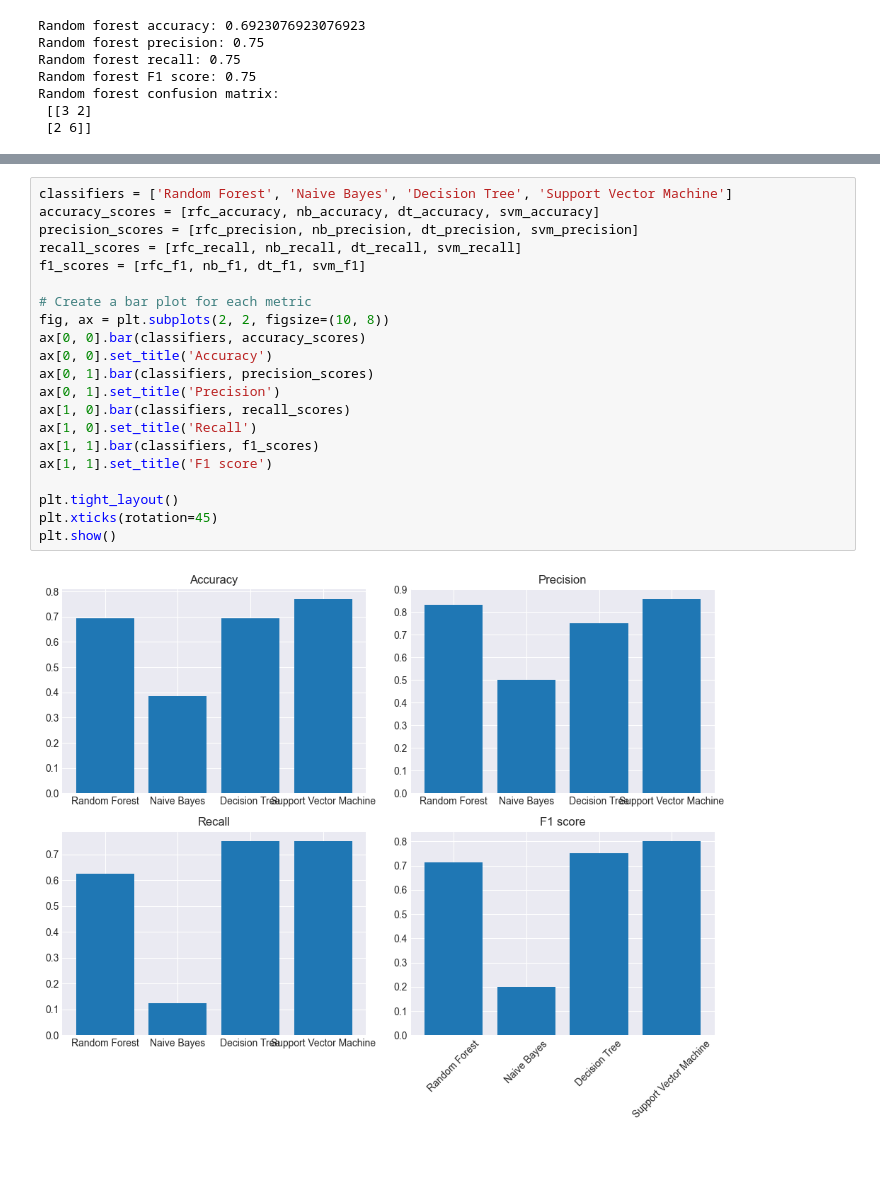
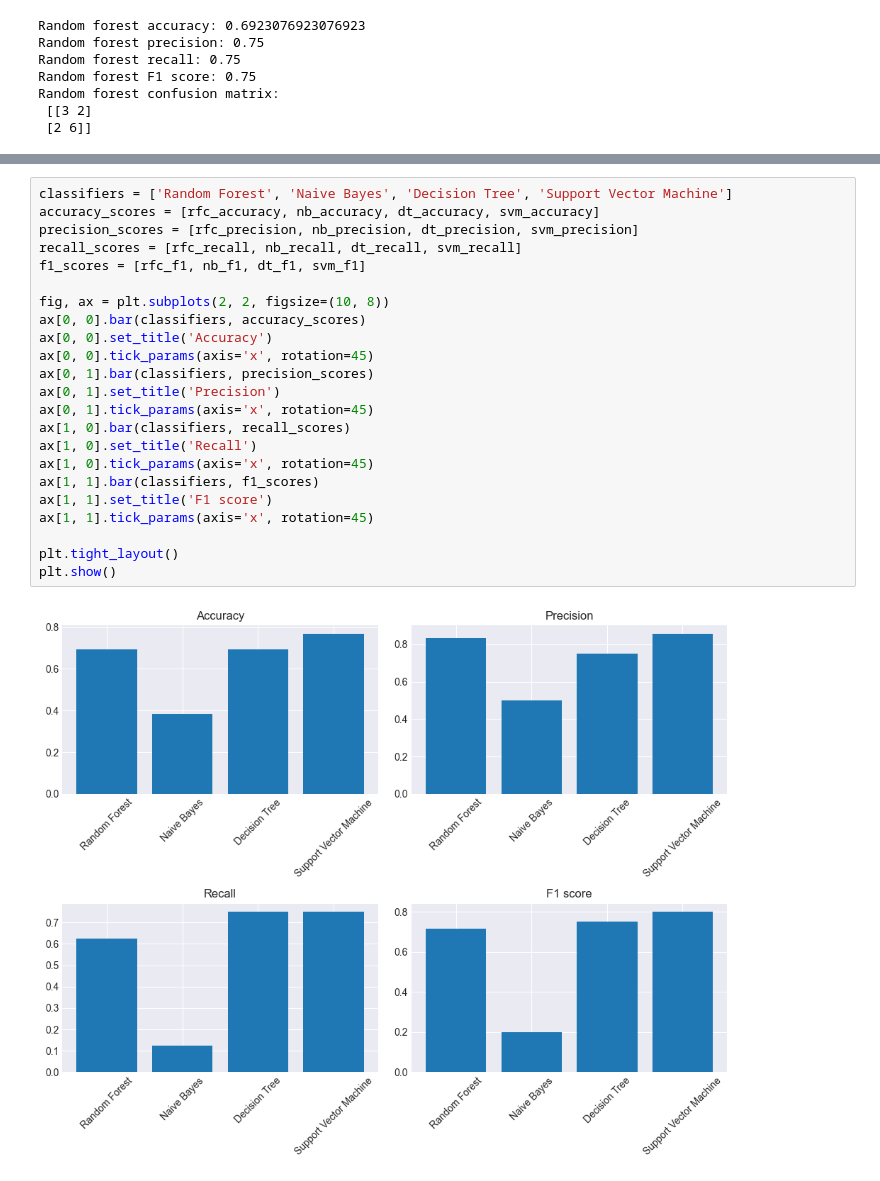
Before and after one commit to erirosv/Microarray-data, a Jupyter notebook: notebooks/Classifier-test.ipynb, the cells around one changed output, grey strips where cells are left out. Cells and saved outputs as stored; diff of their text form.

```diff
--- a/notebooks/Classifier-test.ipynb
+++ b/notebooks/Classifier-test.ipynb
@@ -221,23 +229,25 @@ Random forest confusion matrix:
 # %%
 classifiers = ['Random Forest', 'Naive Bayes', 'Decision Tree', 'Support Vector Machine']
 accuracy_scores = [rfc_accuracy, nb_accuracy, dt_accuracy, svm_accuracy]
 precision_scores = [rfc_precision, nb_precision, dt_precision, svm_precision]
 recall_scores = [rfc_recall, nb_recall, dt_recall, svm_recall]
 f1_scores = [rfc_f1, nb_f1, dt_f1, svm_f1]
 
-# Create a bar plot for each metric
 fig, ax = plt.subplots(2, 2, figsize=(10, 8))
 ax[0, 0].bar(classifiers, accuracy_scores)
 ax[0, 0].set_title('Accuracy')
+ax[0, 0].tick_params(axis='x', rotation=45)
 ax[0, 1].bar(classifiers, precision_scores)
 ax[0, 1].set_title('Precision')
+ax[0, 1].tick_params(axis='x', rotation=45)
 ax[1, 0].bar(classifiers, recall_scores)
 ax[1, 0].set_title('Recall')
+ax[1, 0].tick_params(axis='x', rotation=45)
 ax[1, 1].bar(classifiers, f1_scores)
 ax[1, 1].set_title('F1 score')
+ax[1, 1].tick_params(axis='x', rotation=45)
 
 plt.tight_layout()
-plt.xticks(rotation=45)
 plt.show()
 # %% [output]
-[figure, old version]
+[figure, new version]
```
Also changed, not shown: parts of 2 cells of this notebook.
